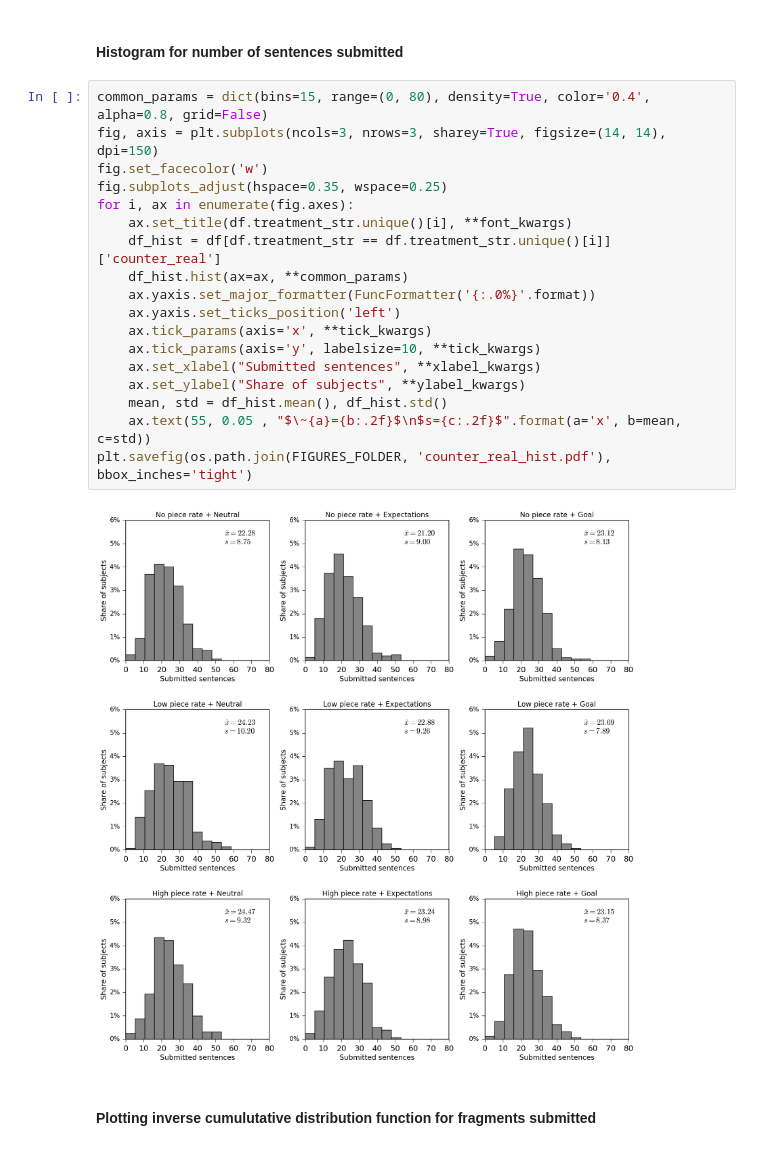
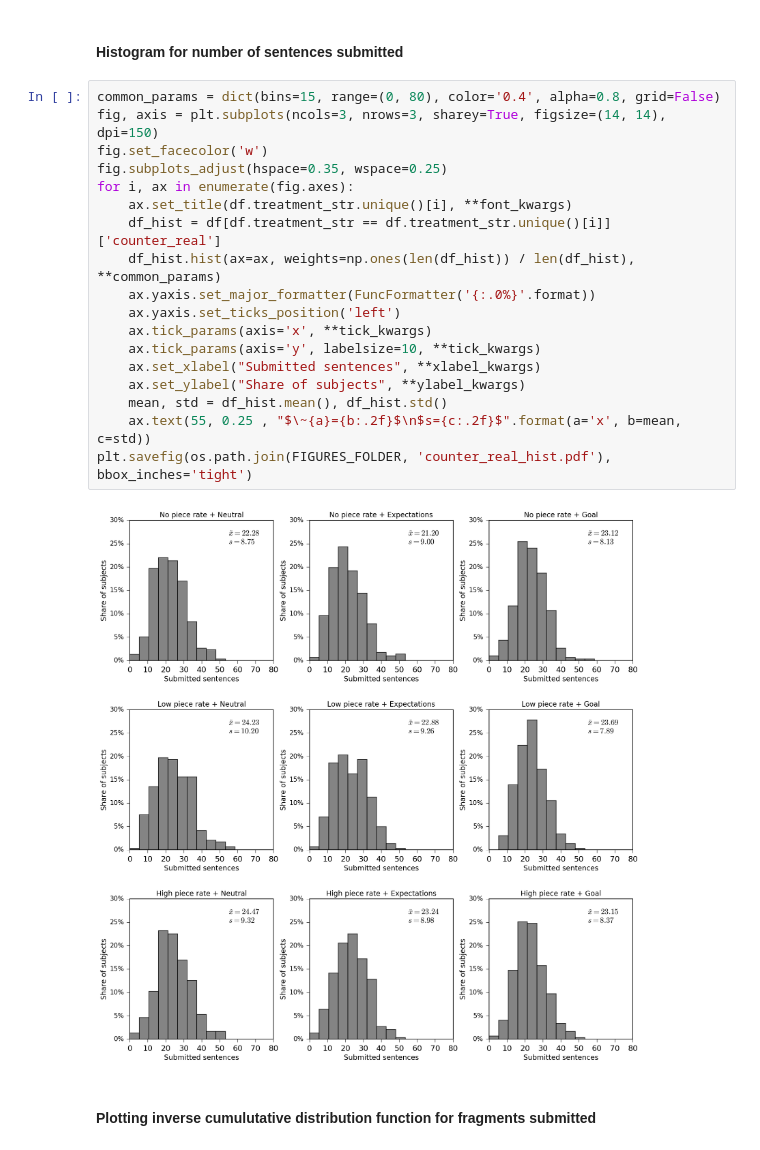
Before and after one commit to sebfest/motivation_and_incentives, a Jupyter notebook: main/notebook/3_treatment_effects_quantity.ipynb, the cells around one changed output. Drawn from its saved outputs; the diff is of its cells as text.

Commit message:
updated graphs

```diff
--- a/main/notebook/3_treatment_effects_quantity.ipynb
+++ b/main/notebook/3_treatment_effects_quantity.ipynb
@@ -161,25 +161,25 @@ display(summary)
 # %% [markdown]
 #### Histogram for number of sentences submitted  <a id='histogram_counter_real'></a>
 # %%
-common_params = dict(bins=15, range=(0, 80), density=True, color='0.4', alpha=0.8, grid=False)
+common_params = dict(bins=15, range=(0, 80), color='0.4', alpha=0.8, grid=False)
 fig, axis = plt.subplots(ncols=3, nrows=3, sharey=True, figsize=(14, 14), dpi=150)
 fig.set_facecolor('w')
 fig.subplots_adjust(hspace=0.35, wspace=0.25)
 for i, ax in enumerate(fig.axes):
     ax.set_title(df.treatment_str.unique()[i], **font_kwargs)
     df_hist = df[df.treatment_str == df.treatment_str.unique()[i]]['counter_real']
-    df_hist.hist(ax=ax, **common_params)
+    df_hist.hist(ax=ax, weights=np.ones(len(df_hist)) / len(df_hist), **common_params)
     ax.yaxis.set_major_formatter(FuncFormatter('{:.0%}'.format))
     ax.yaxis.set_ticks_position('left')
     ax.tick_params(axis='x', **tick_kwargs)
     ax.tick_params(axis='y', labelsize=10, **tick_kwargs)
     ax.set_xlabel("Submitted sentences", **xlabel_kwargs)
     ax.set_ylabel("Share of subjects", **ylabel_kwargs)
     mean, std = df_hist.mean(), df_hist.std()
-    ax.text(55, 0.05 , "$\~{a}={b:.2f}$\n$s={c:.2f}$".format(a='x', b=mean, c=std))
+    ax.text(55, 0.25 , "$\~{a}={b:.2f}$\n$s={c:.2f}$".format(a='x', b=mean, c=std))
 plt.savefig(os.path.join(FIGURES_FOLDER, 'counter_real_hist.pdf'), bbox_inches='tight')
 # %% [output]
-[figure, old version]
+[figure, new version]
 # %% [markdown]
 ####  Plotting inverse cumulutative distribution function for fragments submitted
 # %%
```
Also changed, not shown: parts of 4 cells of this notebook, 8 other files.
